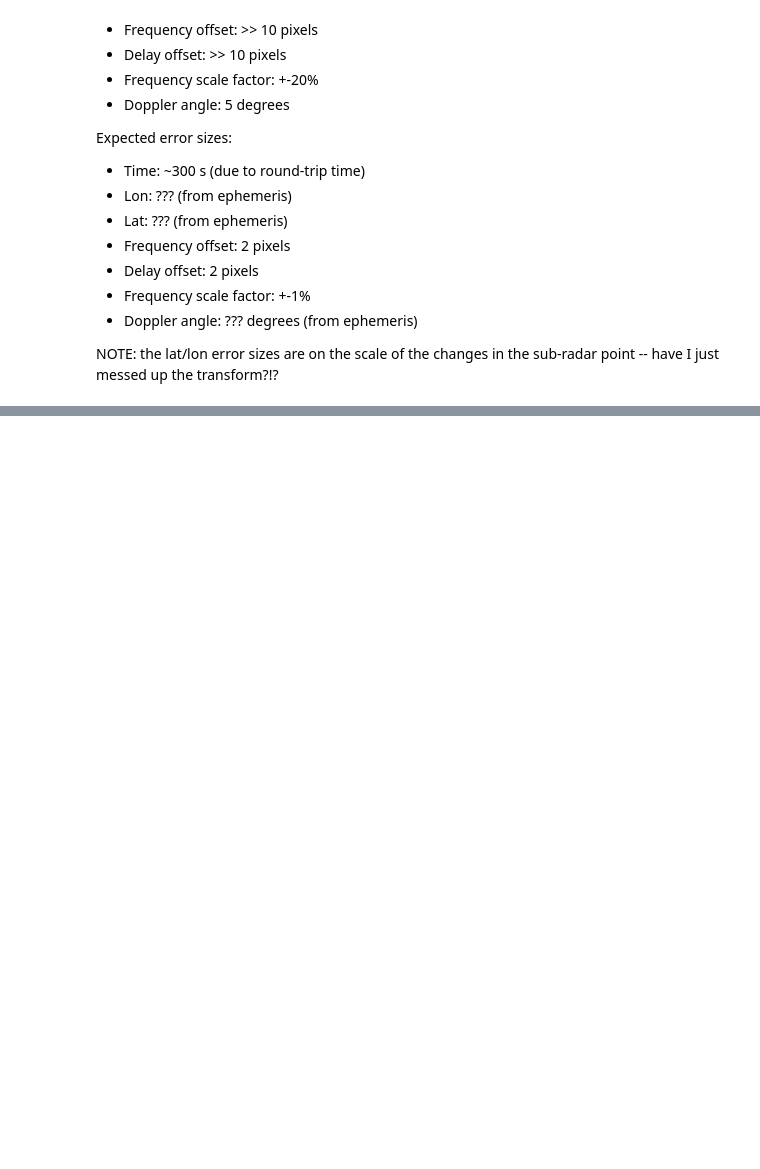
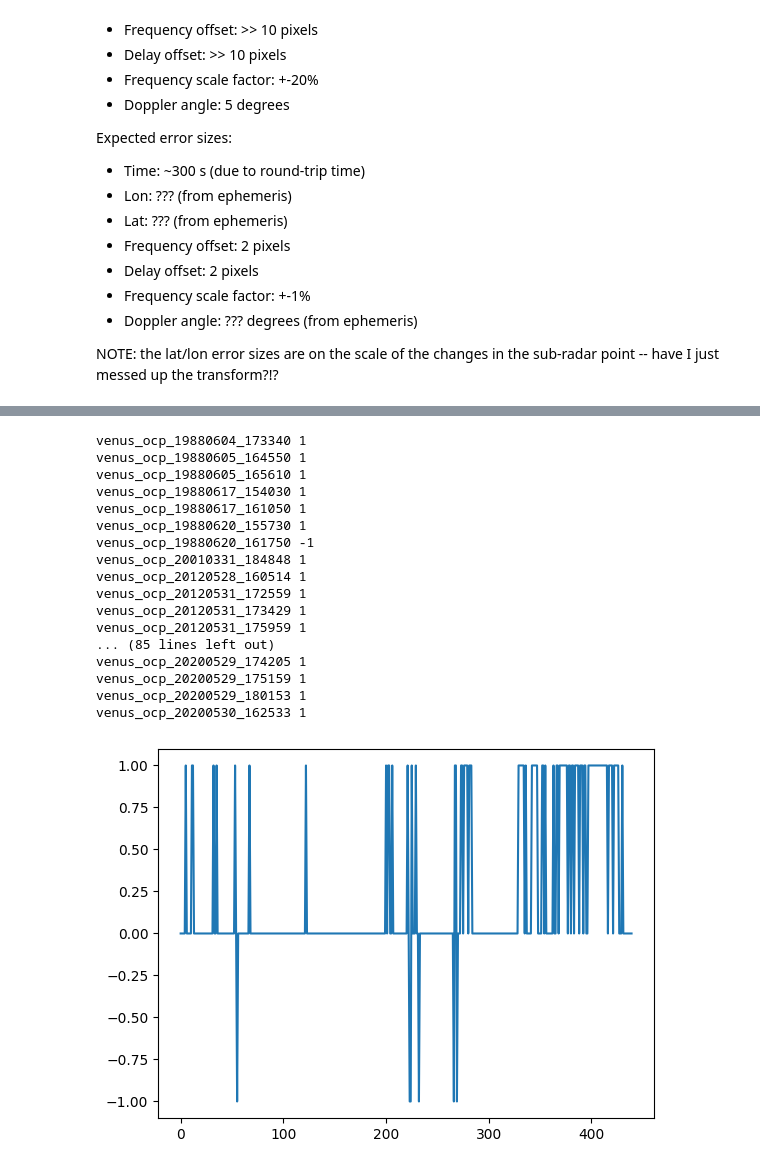
Before and after one commit to thandal/venera, a Jupyter notebook: radar_images.ipynb, the cells around one changed output, grey strips where cells are left out. Drawn from its saved outputs; the diff is of its cells as text; code cells hidden in the pictures; blank space fills up the shorter version.

```diff
--- a/radar_images.ipynb
+++ b/radar_images.ipynb
@@ -1226,0 +1270,29 @@ NOTE: the lat/lon error sizes are on the scale of the changes in the sub-radar p
+# %%
+
+D = {}
+for k,v in ROLLUP_OCP.items():
+    D[k] = v - ROLLUP_SCP[k.replace('ocp', 'scp')]
+
+pl.plot(D.values())
+
+for k, v in D.items():
+    if abs(v) > 0: print(k, v)
+# %% [output]
+venus_ocp_19880604_173340 1
+venus_ocp_19880605_164550 1
+venus_ocp_19880605_165610 1
+venus_ocp_19880617_154030 1
+venus_ocp_19880617_161050 1
+venus_ocp_19880620_155730 1
+venus_ocp_19880620_161750 -1
+venus_ocp_20010331_184848 1
+venus_ocp_20120528_160514 1
+venus_ocp_20120531_172559 1
+venus_ocp_20120531_173429 1
+venus_ocp_20120531_175959 1
+... (85 lines left out)
+venus_ocp_20200529_174205 1
+venus_ocp_20200529_175159 1
+venus_ocp_20200529_180153 1
+venus_ocp_20200530_162533 1
+[figure, added]
```
Also changed, not shown: parts of 16 cells of this notebook.
